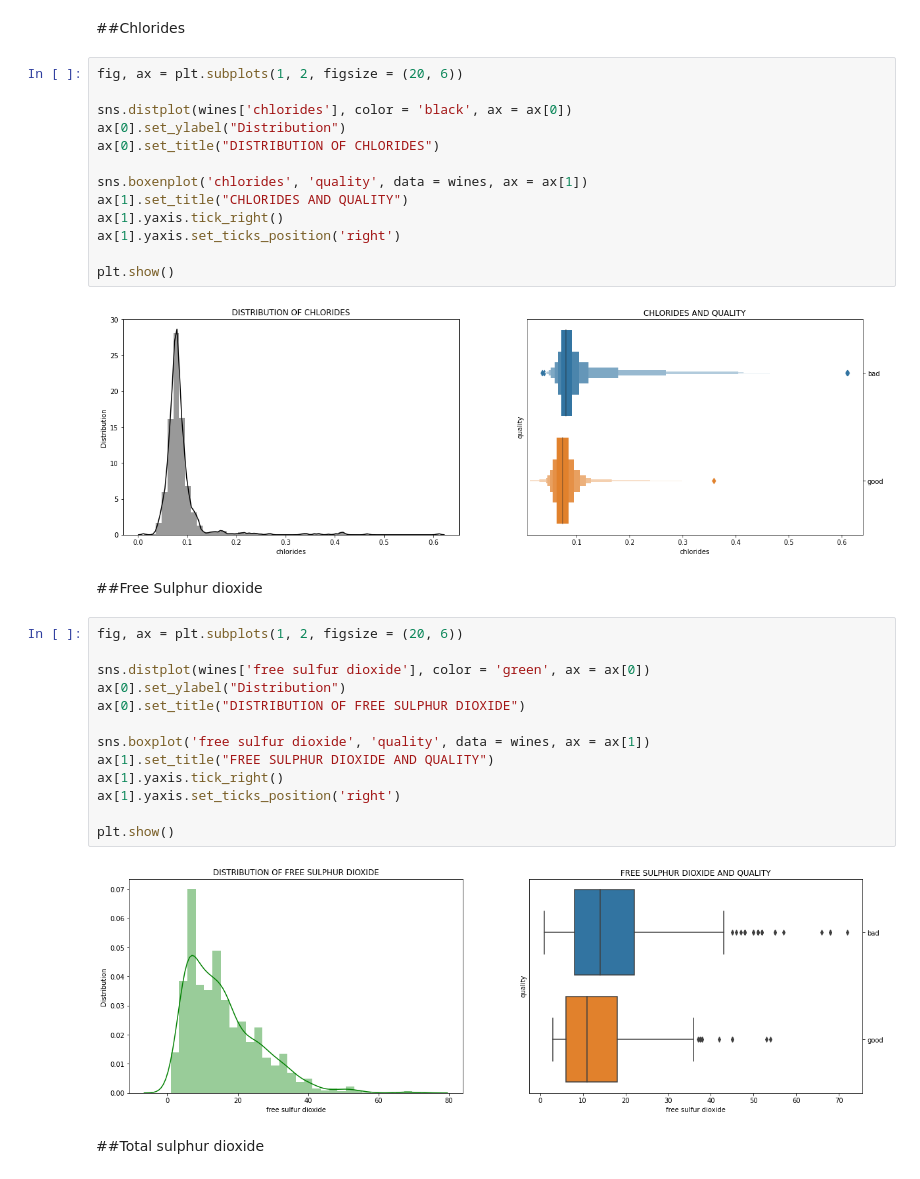
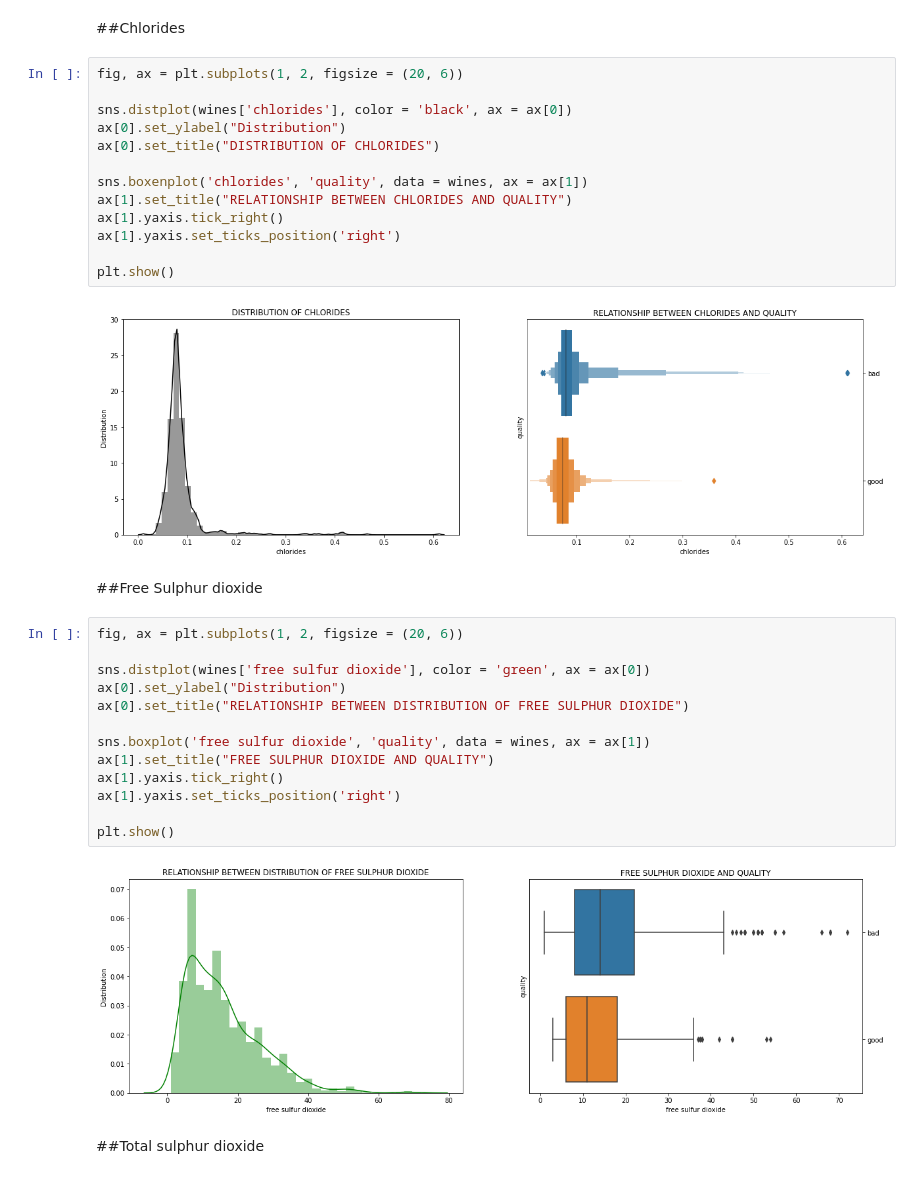
Before and after one commit to MikeDeecode/Red-wine-quality-report, a Jupyter notebook: wine_quality_analysis.ipynb, the cells around one changed output. Cells and saved outputs as stored; diff of their text form.

```diff
--- a/wine_quality_analysis.ipynb
+++ b/wine_quality_analysis.ipynb
@@ -155,18 +159,18 @@ plt.show()
 # %%
 fig, ax = plt.subplots(1, 2, figsize = (20, 6))
 
 sns.distplot(wines['chlorides'], color = 'black', ax = ax[0])
 ax[0].set_ylabel("Distribution")
 ax[0].set_title("DISTRIBUTION OF CHLORIDES")
 
 sns.boxenplot('chlorides', 'quality', data = wines, ax = ax[1])
-ax[1].set_title("CHLORIDES AND QUALITY")
+ax[1].set_title("RELATIONSHIP BETWEEN CHLORIDES AND QUALITY")
 ax[1].yaxis.tick_right()
 ax[1].yaxis.set_ticks_position('right')
 
 plt.show()
 # %% [output]
-[figure, old version]
+[figure, new version]
 # %% [markdown]
 ##Free Sulphur dioxide
 # %%
@@ -174,7 +178,7 @@ fig, ax = plt.subplots(1, 2, figsize = (20, 6))
 
 sns.distplot(wines['free sulfur dioxide'], color = 'green', ax = ax[0])
 ax[0].set_ylabel("Distribution")
-ax[0].set_title("DISTRIBUTION OF FREE SULPHUR DIOXIDE")
+ax[0].set_title("RELATIONSHIP BETWEEN DISTRIBUTION OF FREE SULPHUR DIOXIDE")
 
 sns.boxplot('free sulfur dioxide', 'quality', data = wines, ax = ax[1])
 ax[1].set_title("FREE SULPHUR DIOXIDE AND QUALITY")
@@ -183,7 +187,7 @@ ax[1].yaxis.set_ticks_position('right')
 
 plt.show()
 # %% [output]
-[figure, old version]
+[figure, new version]
 # %% [markdown]
 ##Total sulphur dioxide
 # %%
```
Also changed, not shown: parts of 9 cells of this notebook.
